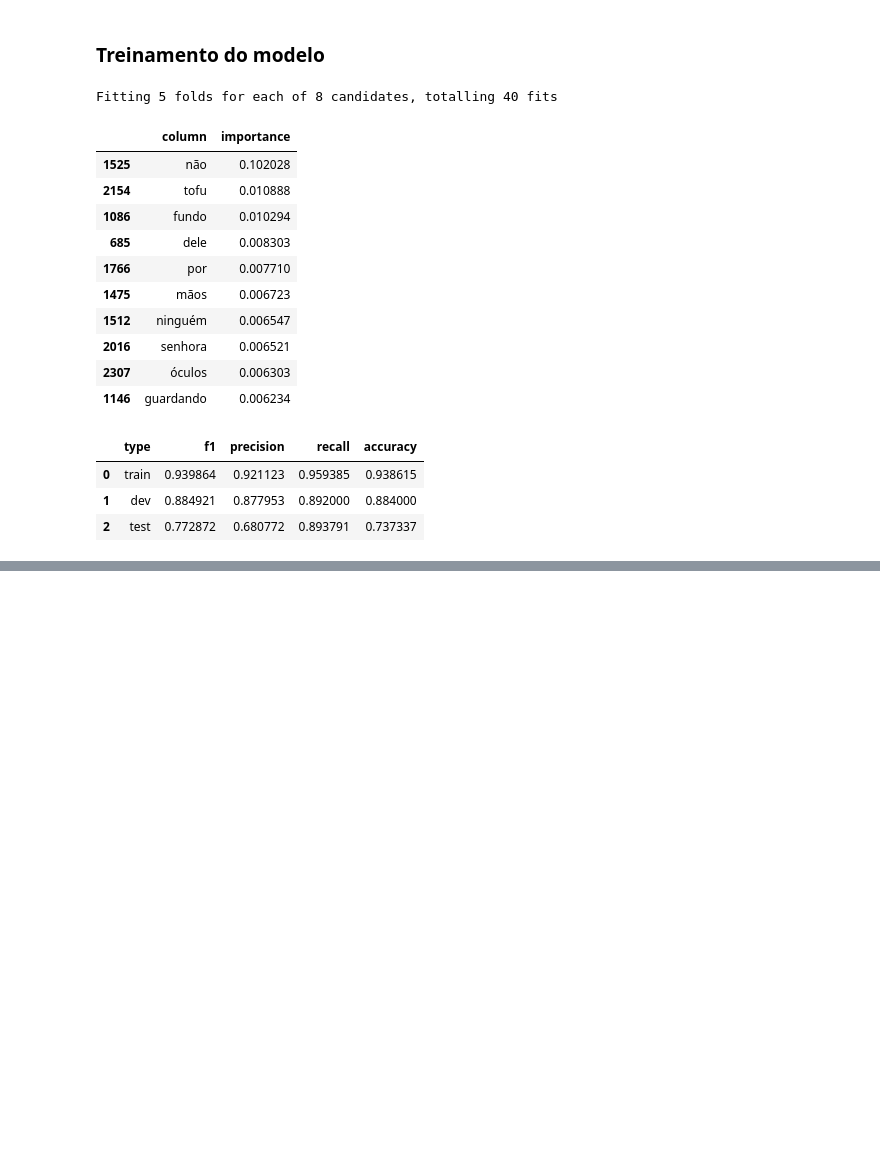
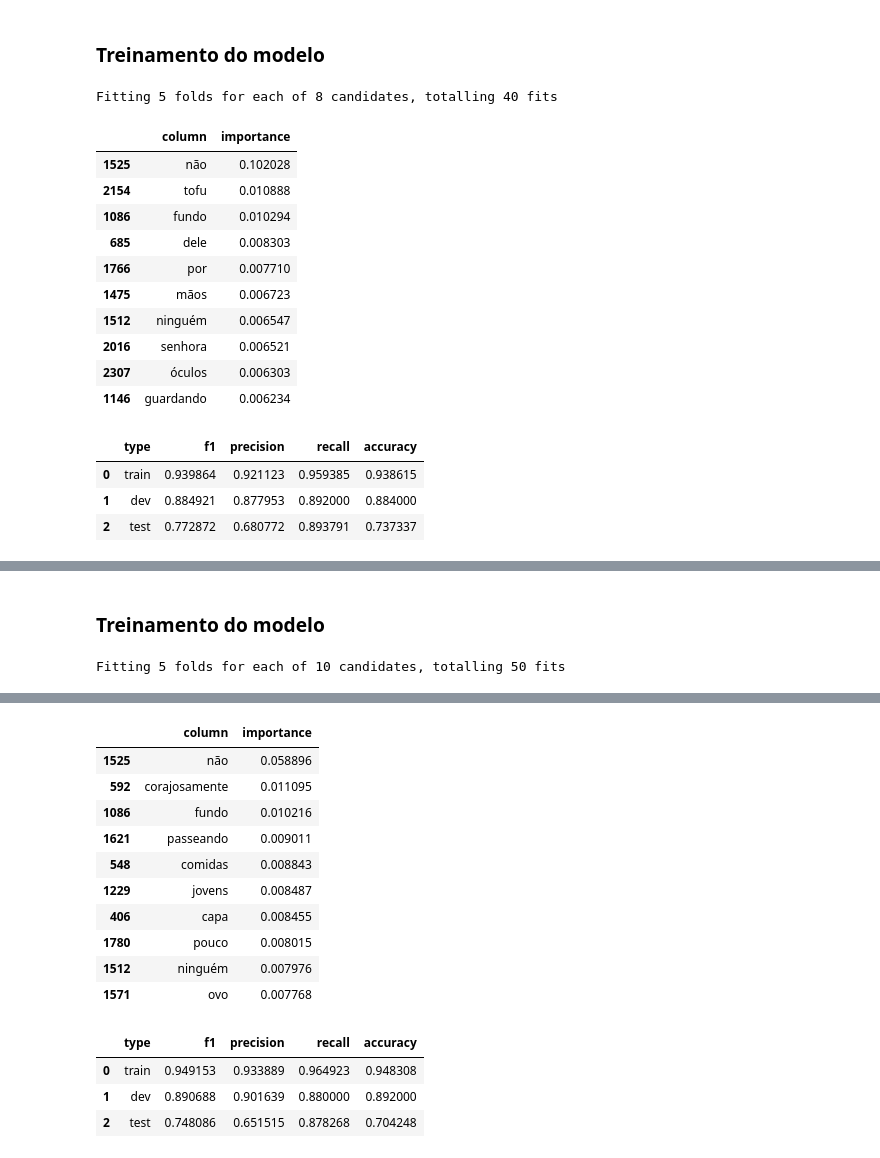
Before and after one commit to jmssouza/nlp_entailment, a Jupyter notebook: notebooks/bag_of_words.ipynb, the cells around one changed output, grey strips where cells are left out. Cells and saved outputs as stored; diff of their text form; code cells hidden in the pictures; blank space fills up the shorter version.

```diff
--- a/notebooks/bag_of_words.ipynb
+++ b/notebooks/bag_of_words.ipynb
@@ -219,0 +354,64 @@ Fitting 5 folds for each of 8 candidates, totalling 40 fits
+# %% [markdown]
+### Treinamento do modelo
+# %%
+from sklearn.model_selection import GridSearchCV
+from sklearn.ensemble import RandomForestClassifier
+from sklearn.linear_model import LogisticRegression
+from sklearn.pipeline import Pipeline
+from sklearn.metrics import classification_report
+import xgboost as xgb
+
+# Cria o pipeline de transformação.
+pipe = Pipeline([('clf', GenericEstimator())])
+
+# Define um espaço de busca com diferentes algoritmos.
+search_space = [
+    {'clf': [LogisticRegression()],
+     'clf__penalty': ['l1', 'l2'],
+    },
+
+    {'clf': [xgb.XGBClassifier()],
+     'clf__n_estimators': [150],
+    'clf__max_depth': [2, 10]},
+
+    {'clf': [RandomForestClassifier()],
+     'clf__n_estimators': [150, 250],
+     'clf__max_depth': [2, 10, 20]},
+
+]
+
+# Cria um objeto de busca em grid com semente setada para reprodutibilidade.
+grid = GridSearchCV(
+    pipe,
+    search_space,
+    n_jobs=5,
+    cv=5,
+    scoring='f1',
+    verbose=1
+)
+
+# Ajusta no conjunto de treinamento.
+grid.fit(X_train, y_train)
+# Recupera os resultados da validação cruzada.
+df_third_training_results = pd.DataFrame(grid.cv_results_)[['params', 'mean_test_score', 'std_test_score']]
+
+# Recupera os resultados
+y_train_pred = grid.predict(X_train)
+y_dev_pred = grid.predict(X_dev)
+y_test_pred = grid.predict(X_test)
+
+# Recuperando as importâncias das features.
+df_third_approach_importances = get_top_n_importances(X_train, grid.best_estimator_[0])
+display(df_third_approach_importances)
+
+# Calcula as métricas de performance dos resultados do modelo.
+df_third_approach_results = get_classification_results(
+    y_train,
+    y_train_pred,
+    y_dev,
+    y_dev_pred,
+    y_test,
+    y_test_pred)
+display(df_third_approach_results)
+# %% [output]
+Fitting 5 folds for each of 10 candidates, totalling 50 fits
@@ -219,0 +435,15 @@ Fitting 5 folds for each of 8 candidates, totalling 40 fits
+|  | column | importance |
+| 1525 | não | 0.058896 |
+| 592 | corajosamente | 0.011095 |
+| 1086 | fundo | 0.010216 |
+| 1621 | passeando | 0.009011 |
+| 548 | comidas | 0.008843 |
+| 1229 | jovens | 0.008487 |
+| 406 | capa | 0.008455 |
+| 1780 | pouco | 0.008015 |
+| 1512 | ninguém | 0.007976 |
+| 1571 | ovo | 0.007768 |
+|  | type | f1 | precision | recall | accuracy |
+| 0 | train | 0.949153 | 0.933889 | 0.964923 | 0.948308 |
+| 1 | dev | 0.890688 | 0.901639 | 0.880000 | 0.892000 |
+| 2 | test | 0.748086 | 0.651515 | 0.878268 | 0.704248 |
```
Also changed, not shown: parts of 14 cells of this notebook, 1 other file.
